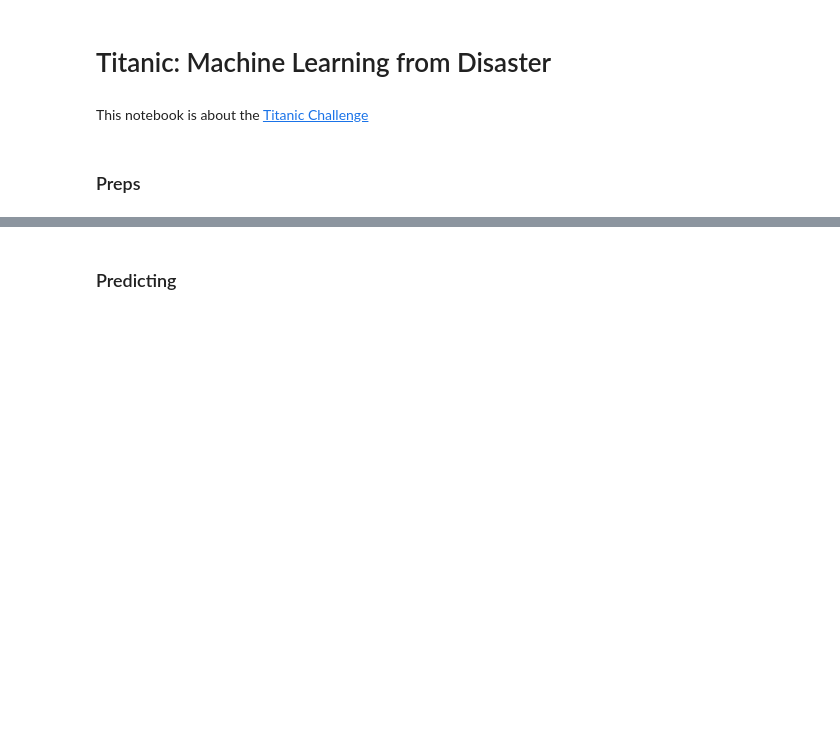
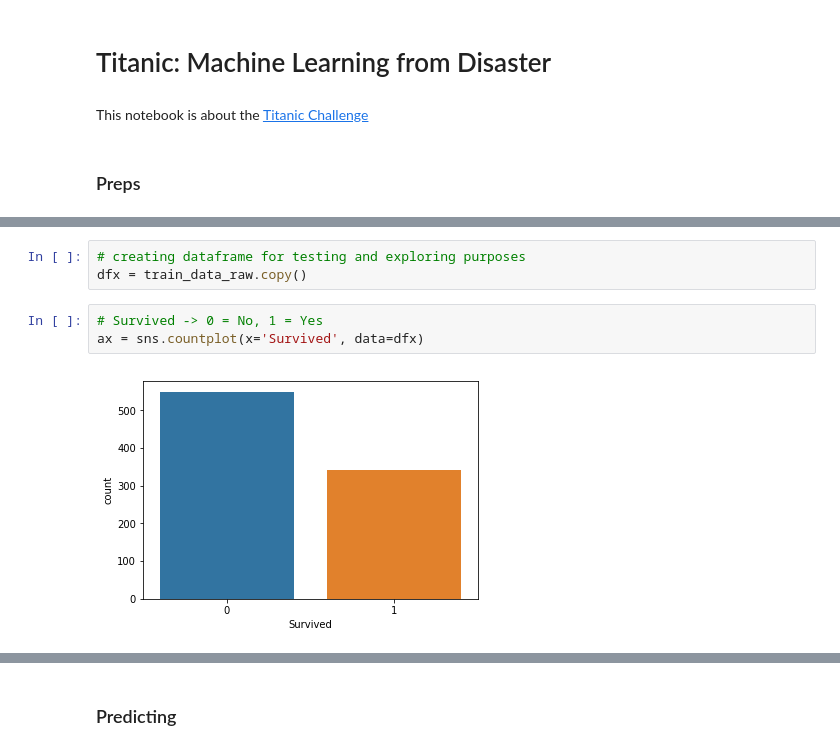
Before and after one commit to dtyszkajr/kaggle_random, a Jupyter notebook: kaggle_titanic.ipynb, the cells around one changed output, grey strips where cells are left out. Cells and saved outputs as stored; diff of their text form; blank space fills up the shorter version.

```diff
--- a/kaggle_titanic.ipynb
+++ b/kaggle_titanic.ipynb
@@ -153,0 +141,8 @@ There is some categorical data, and some new features we can extract from column
+# %%
+# creating dataframe for testing and exploring purposes
+dfx = train_data_raw.copy()
+# %%
+# Survived -> 0 = No, 1 = Yes
+ax = sns.countplot(x='Survived', data=dfx)
+# %% [output]
+[figure, added]
```
Also changed, not shown: parts of 54 cells of this notebook, 1 other file.
